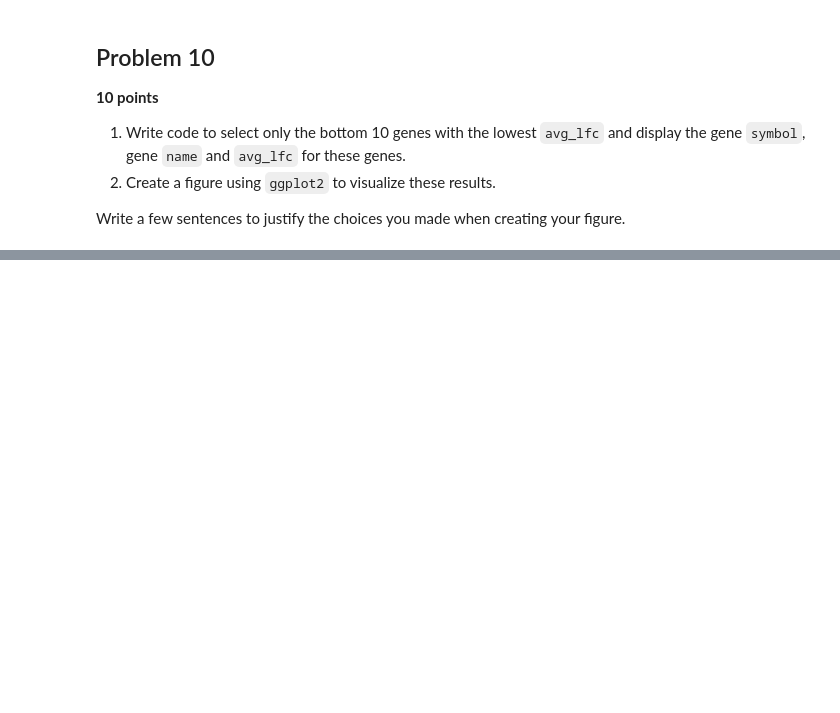
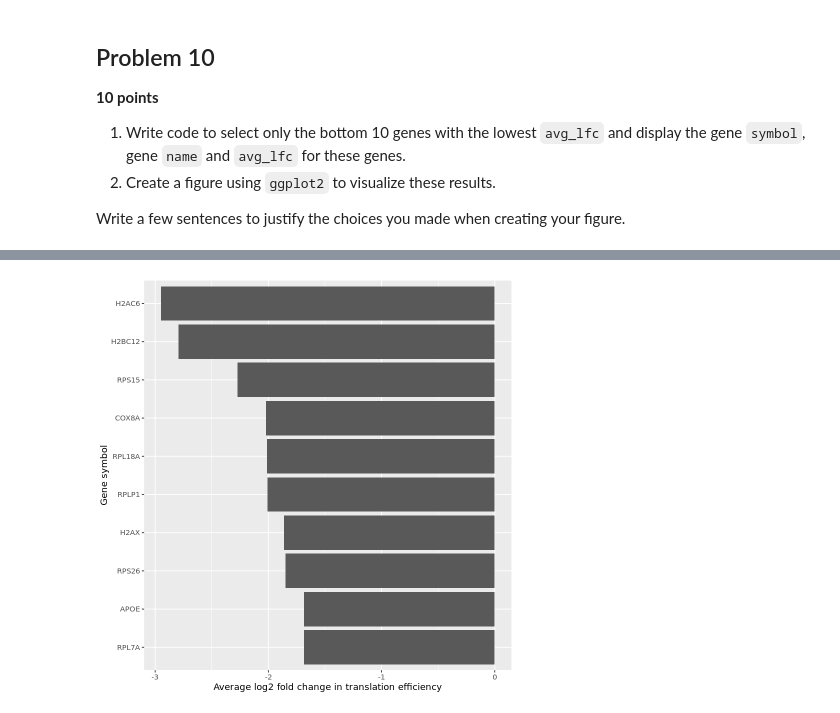
Before and after one commit to vimathi-bit/tfcb_2026, a Jupyter notebook: homeworks/homework06/homework06.ipynb, the cells around one changed output, grey strips where cells are left out. Saved outputs shown, nothing was run; the diff lists cells and outputs as text; code cells hidden in the pictures; blank space fills up the shorter version.

```diff
--- a/homeworks/homework06/homework06.ipynb
+++ b/homeworks/homework06/homework06.ipynb
@@ -168,3 +327,38 @@ at the top of the document and assign back to `mean_lfc`.
 2. Create a figure using `ggplot2` to visualize these results.
 
 Write a few sentences to justify the choices you made when creating your figure.
+# %%
+query_names <- '<?xml version="1.0" encoding="UTF-8"?>
+<Query  virtualSchemaName="default" formatter="TSV"
+        header="0" uniqueRows="1" datasetConfigVersion="0.6">
+  <Dataset name="hsapiens_gene_ensembl" interface="default">
+    <Attribute name="ensembl_gene_id"/>
+    <Attribute name="description"/>
+  </Dataset>
+</Query>'
+
+response_names <- POST(
+  "https://sep2025.archive.ensembl.org/biomart/martservice",
+  body = list(query = query_names),
+  encode = "form",
+  httr::timeout(180)
+)
+
+stop_for_status(response_names)
+
+gene_names <- read_tsv(
+  I(content(response_names, as = "text", encoding = "UTF-8")),
+  col_names = c("ensembl_gene_id", "description"),
+  show_col_types = FALSE,
+  na = c("", "NA"),
+  quote = ""
+)
+# %%
+bottom10 <- mean_lfc %>%
+  distinct(ensembl_gene_id,hgnc_symbol,avg_lfc) %>%
+  arrange(avg_lfc) %>%
+  slice_head(n = 10) %>%
+  left_join(gene_names, by = "ensembl_gene_id") %>%
+  mutate(name=stringr::str_remove(description, '\\[Source.*')) %>%
+  dplyr::select(symbol = hgnc_symbol, name, avg_lfc) %>%
+  print()
@@ -170,0 +379,10 @@ Write a few sentences to justify the choices you made when creating your figure.
+# %%
+bottom10 %>%
+  ggplot(aes(x = avg_lfc, y = reorder(symbol, -avg_lfc))) +
+  geom_col() +
+  labs(x = "Average log2 fold change in translation efficiency", y = "Gene symbol")
+
+# I removed duplicates in the data so that the bottom 10 genes are unique.
+# I plotted the bottom 10 genes, which are labeled on the y-axis and each have a bar based on the log2 fold change on the x-axis.
+# %% [output]
+[figure, added]
```
Also changed, not shown: parts of 14 cells of this notebook.
